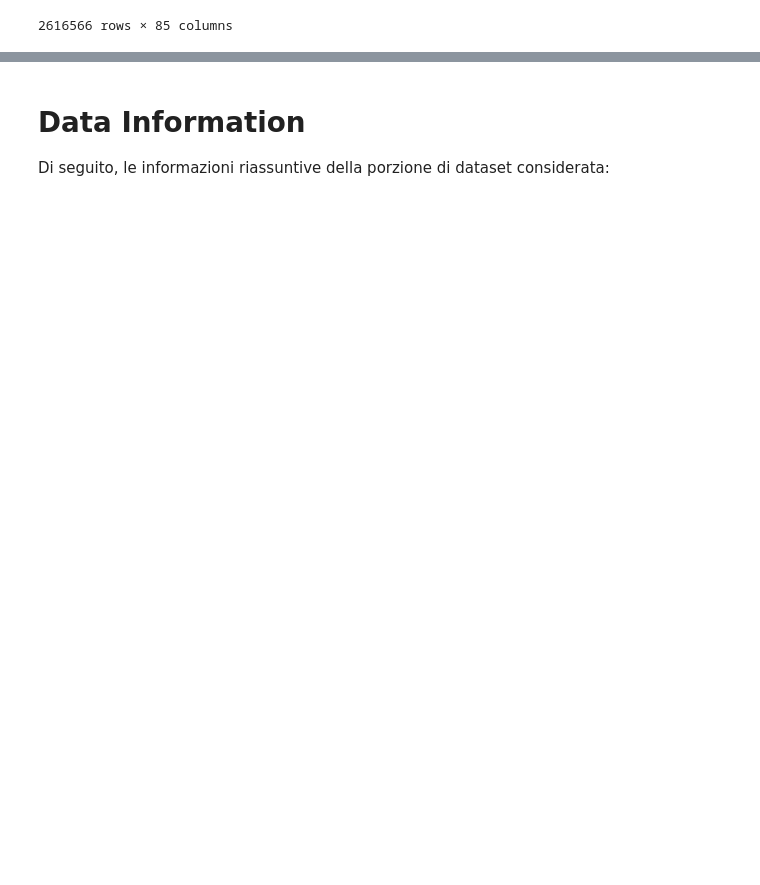
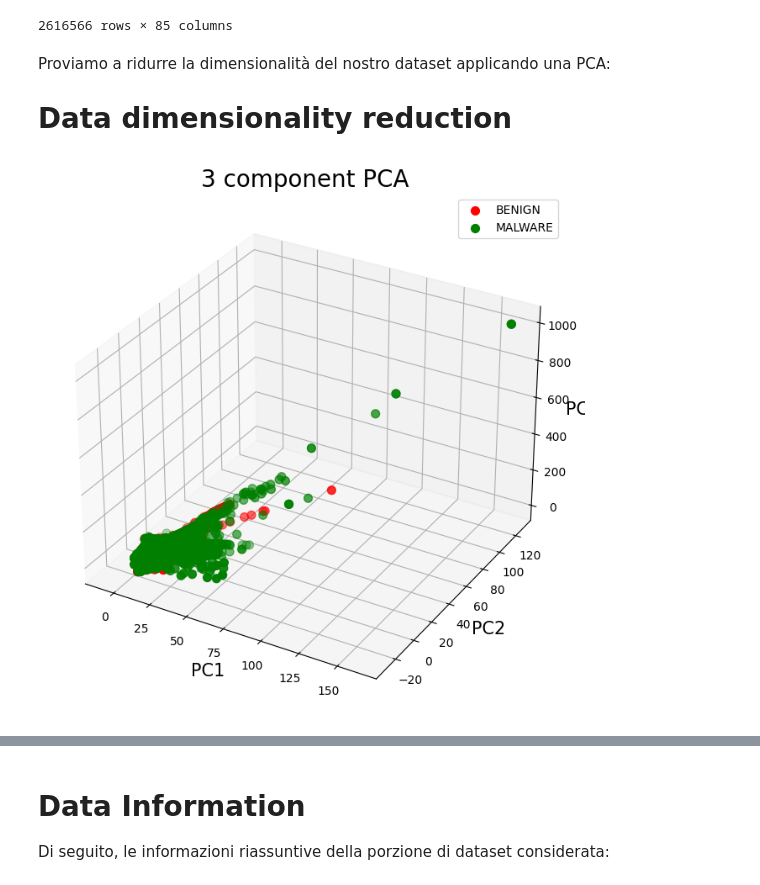
Before and after one commit to Alessandrostr95/progetto_machine_learning, a Jupyter notebook: progetto_ml_binary.ipynb, the cells around one changed output, grey strips where cells are left out. Saved outputs shown, nothing was run; the diff lists cells and outputs as text; code cells hidden in the pictures; blank space fills up the shorter version.

```diff
--- a/progetto_ml_binary.ipynb
+++ b/progetto_ml_binary.ipynb
@@ -136,3 +150,6 @@ df
 | 2616577 | 10.42.0.151-10.42.0.1-55323-53-17 | 10.42.0.151 | 55323.0 | 10.42.0.1 | 53.0 | 17.0 | 14/06/2017 12:40:44 | 92288.0 | ... |
 | 2616578 | 10.42.0.151-10.42.0.1-42710-53-17 | 10.42.0.151 | 42710.0 | 10.42.0.1 | 53.0 | 17.0 | 14/06/2017 12:37:20 | 183037.0 | ... |
 2616566 rows × 85 columns
+# %% [markdown]
+Proviamo a ridurre la dimensionalità del nostro dataset applicando una PCA:
+# Data dimensionality reduction
@@ -138,0 +167,30 @@ df
+# %%
+# PCA for 3 components and 3d plot
+from sklearn.decomposition import PCA
+from mpl_toolkits.mplot3d import Axes3D
+
+pca = PCA(n_components=3)
+principalComponents = pca.fit_transform(x)
+principalDf = pd.DataFrame(data = principalComponents, columns = ['PC1', 'PC2', 'PC3'])
+finalDf = pd.concat([principalDf, df[['Label']]], axis = 1)
+
+fig = plt.figure(figsize = (8,8))
+ax = fig.add_subplot(111, projection='3d')
+ax.set_xlabel('PC1', fontsize = 15)
+ax.set_ylabel('PC2', fontsize = 15)
+ax.set_zlabel('PC3', fontsize = 15)
+ax.set_title('3 component PCA', fontsize = 20)
+
+targets = ['BENIGN', 'MALWARE']
+colors = ['r', 'g']
+for target, color in zip(targets,colors):
+    indicesToKeep = finalDf['Label'] == target
+    ax.scatter(finalDf.loc[indicesToKeep, 'PC1']
+               , finalDf.loc[indicesToKeep, 'PC2']
+               , finalDf.loc[indicesToKeep, 'PC3']
+               , c = color
+               , s = 50)
+ax.legend(targets)
+ax.grid()
+# %% [output]
+[figure, added]
```
Also changed, not shown: parts of 33 cells of this notebook.
